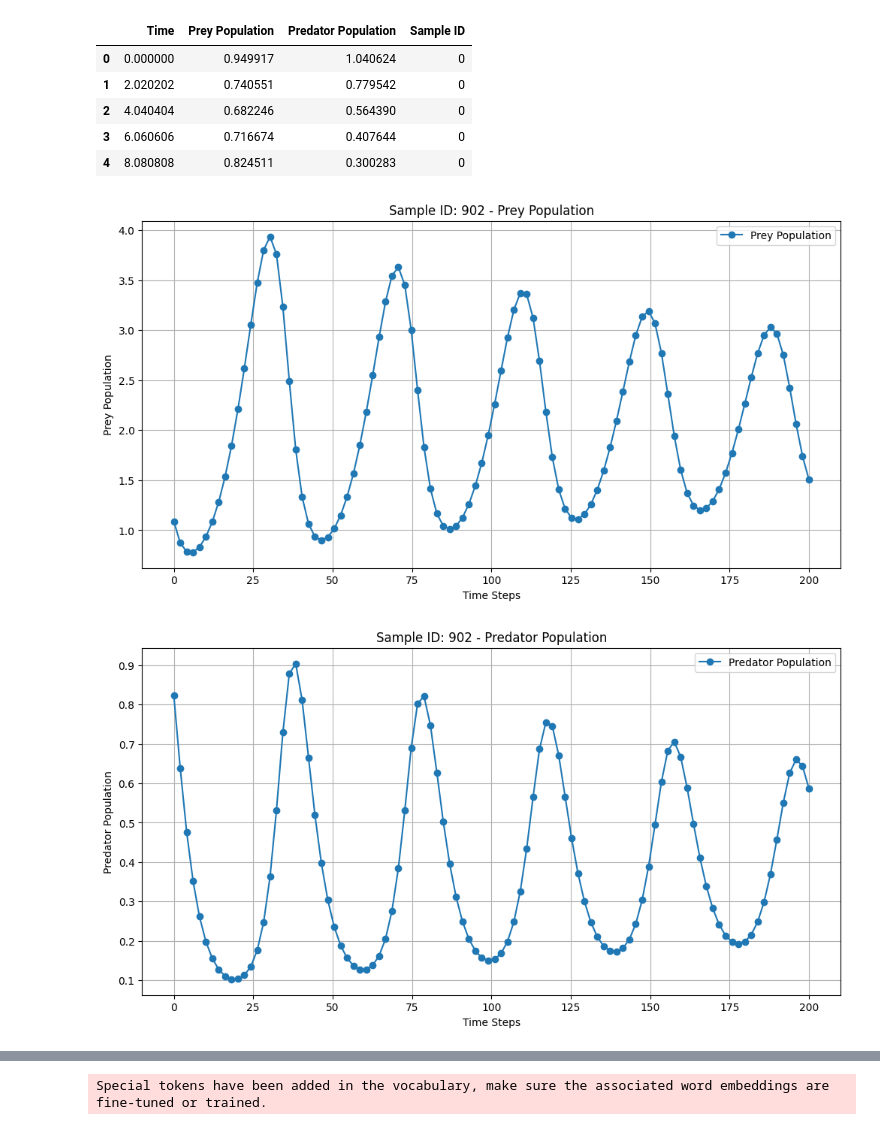
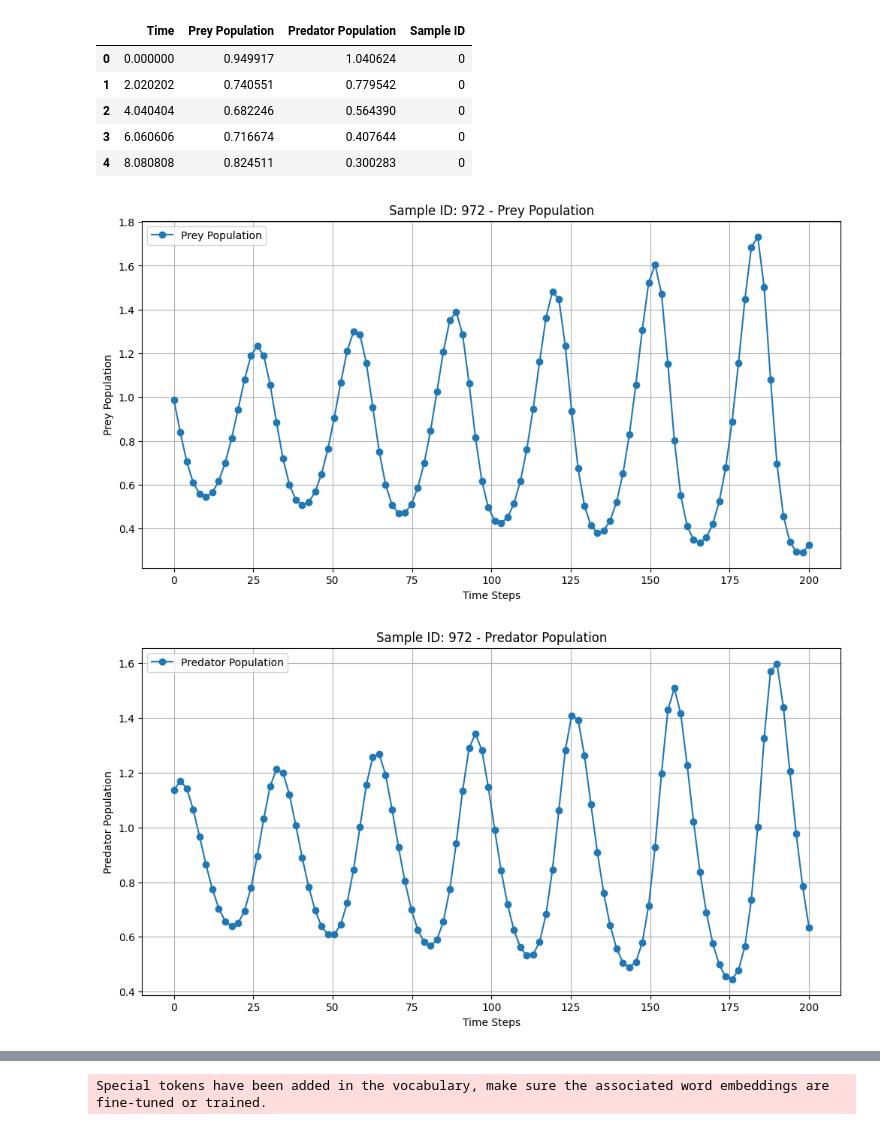
Before and after one commit to raunaq-rai/LLM-time-series-forecasting, a Jupyter notebook: notebooks/Untrained_Qwen.ipynb, the cells around one changed output, grey strips where cells are left out. Cells and saved outputs as stored; diff of their text form; code cells hidden in the pictures.

```diff
--- a/notebooks/Untrained_Qwen.ipynb
+++ b/notebooks/Untrained_Qwen.ipynb
@@ -46,37 +46,36 @@ df.head()
 # %%
 import matplotlib.pyplot as plt
 
-# Extract the data for Sample ID = 4
-sample_id = 902
+sample_id = 972
 sample_data = df[df['Sample ID'] == sample_id]
 
 # Extract time, prey population, and predator population
 time = sample_data['Time'].values
 prey_population = sample_data['Prey Population'].values
 predator_population = sample_data['Predator Population'].values
 
 # Plot the true values for prey population
 plt.figure(figsize=(12, 6))
 plt.plot(time, prey_population, label='Prey Population', marker='o')
 plt.title(f'Sample ID: {sample_id} - Prey Population')
 plt.xlabel('Time Steps')
 plt.ylabel('Prey Population')
 plt.legend()
 plt.grid(True)
 plt.show()
 
 # Plot the true values for predator population
 plt.figure(figsize=(12, 6))
 plt.plot(time, predator_population, label='Predator Population', marker='o')
 plt.title(f'Sample ID: {sample_id} - Predator Population')
 plt.xlabel('Time Steps')
 plt.ylabel('Predator Population')
 plt.legend()
 plt.grid(True)
 plt.show()
 # %% [output]
-[figure, old version]
+[figure, new version]
-[figure, old version]
+[figure, new version]
 # %%
 import sys
 import numpy as np
```
Also changed, not shown: parts of 4 cells of this notebook, 6 other files.
